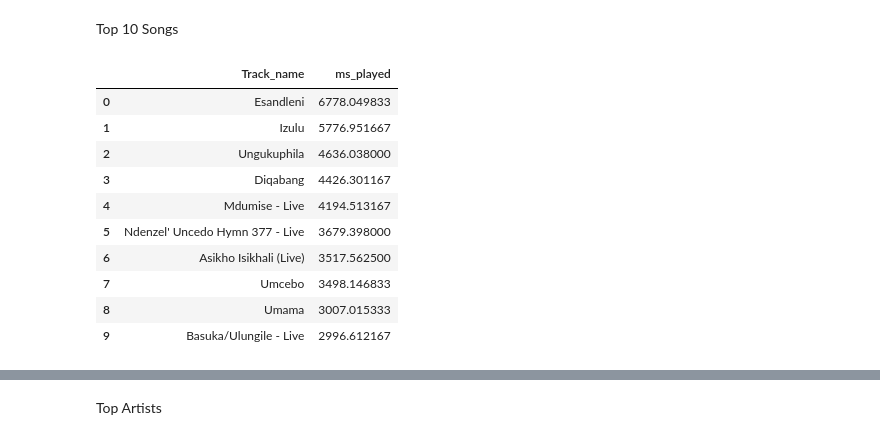
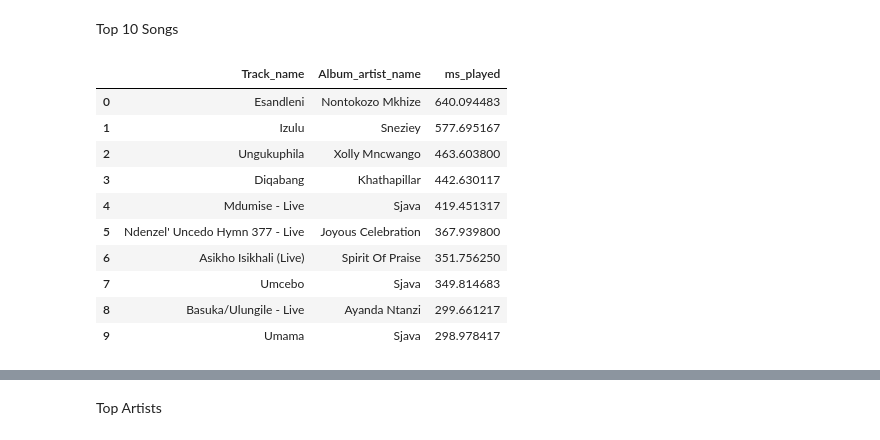
Before and after one commit to Elma-Fortunate/Elma-Fortunate, a Jupyter notebook: My Spotify Wrapped 2025.ipynb, the cells around one changed output, grey strips where cells are left out. Cells and saved outputs as stored; diff of their text form; code cells hidden in the pictures.

```diff
--- a/My Spotify Wrapped 2025.ipynb
+++ b/My Spotify Wrapped 2025.ipynb
@@ -131,7 +163,7 @@ spotify_25.rename(columns = {
 )
 # %%
 #Removing unwanted columns
-spotify_25.drop(columns={'ip_addr','spotify_track_uri', 'episode_name',
+spotify_25.drop(columns={'ip_addr', 'episode_name',
        'episode_show_name', 'spotify_episode_uri', 'audiobook_title',
        'audiobook_uri', 'audiobook_chapter_uri', 'audiobook_chapter_title',
        'reason_start', 'reason_end', 'shuffle','offline_timestamp', 'incognito_mode'}, inplace= True)
@@ -138,3 +185,6 @@ spotify_25.drop(columns={'ip_addr','spotify_track_uri', 'episode_name',
+# %%
+#Removing null values
+spotify_25.dropna(inplace= True)
 # %%
 spotify_25.head()
 # %% [output]
@@ -152,6 +203,6 @@ Index(['Date', 'platform', 'ms_played', 'Country', 'Track_name',
       dtype='object')
 # %%
 #Covert milliseconds to minutes
-spotify_25['ms_played']= spotify_25['ms_played']/6000
+spotify_25['ms_played']= (spotify_25['ms_played']/1000 / 60)
 spotify_25.head()
 # %% [output]
@@ -202,19 +264,19 @@ plt.show()
 Top 10 Songs
 # %%
 #Most Songs Played
-top_songs=  spotify_25.groupby('Track_name')['ms_played'].sum().sort_values(ascending=False).head(10)
+top_songs=  spotify_25.groupby(['Track_name','Album_artist_name'])['ms_played'].sum().sort_values(ascending=False).head(10)
 top_songs_df= pd.DataFrame(top_songs)
 top_songs_df= top_songs.reset_index()
 top_songs_df
 # %% [output]
-|  | Track_name | ms_played |
-| 0 | Esandleni | 6778.049833 |
-| 1 | Izulu | 5776.951667 |
-| 2 | Ungukuphila | 4636.038000 |
-| 3 | Diqabang | 4426.301167 |
-| 4 | Mdumise - Live | 4194.513167 |
-| 5 | Ndenzel' Uncedo Hymn 377 - Live | 3679.398000 |
-| 6 | Asikho Isikhali (Live) | 3517.562500 |
-| 7 | Umcebo | 3498.146833 |
-| 8 | Umama | 3007.015333 |
-| 9 | Basuka/Ulungile - Live | 2996.612167 |
+|  | Track_name | Album_artist_name | ms_played |
+| 0 | Esandleni | Nontokozo Mkhize | 640.094483 |
+| 1 | Izulu | Sneziey | 577.695167 |
+| 2 | Ungukuphila | Xolly Mncwango | 463.603800 |
+| 3 | Diqabang | Khathapillar | 442.630117 |
+| 4 | Mdumise - Live | Sjava | 419.451317 |
+| 5 | Ndenzel' Uncedo Hymn 377 - Live | Joyous Celebration | 367.939800 |
+| 6 | Asikho Isikhali (Live) | Spirit Of Praise | 351.756250 |
+| 7 | Umcebo | Sjava | 349.814683 |
+| 8 | Basuka/Ulungile - Live | Ayanda Ntanzi | 299.661217 |
+| 9 | Umama | Sjava | 298.978417 |
```
Also changed, not shown: parts of 33 cells of this notebook.
